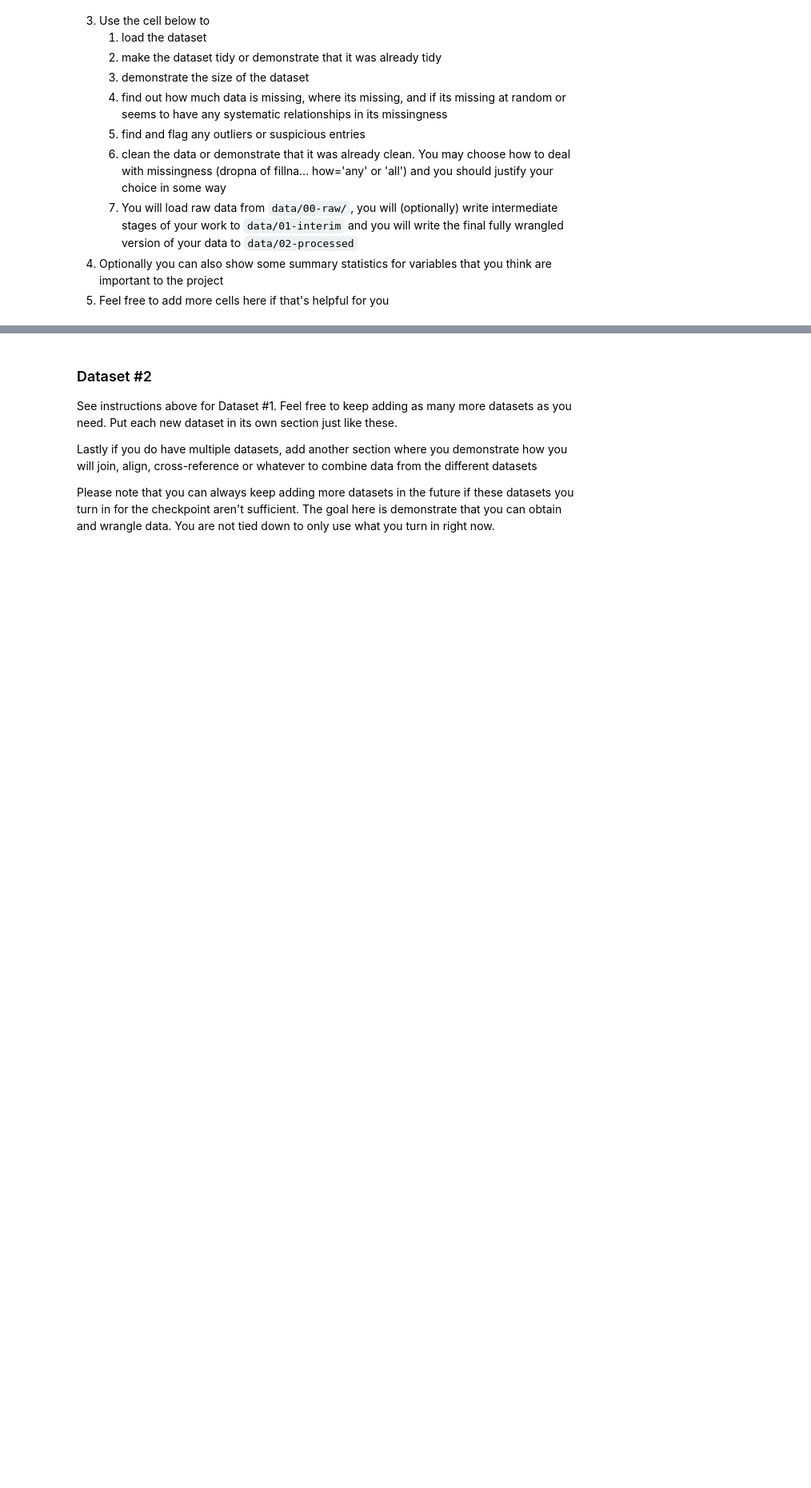
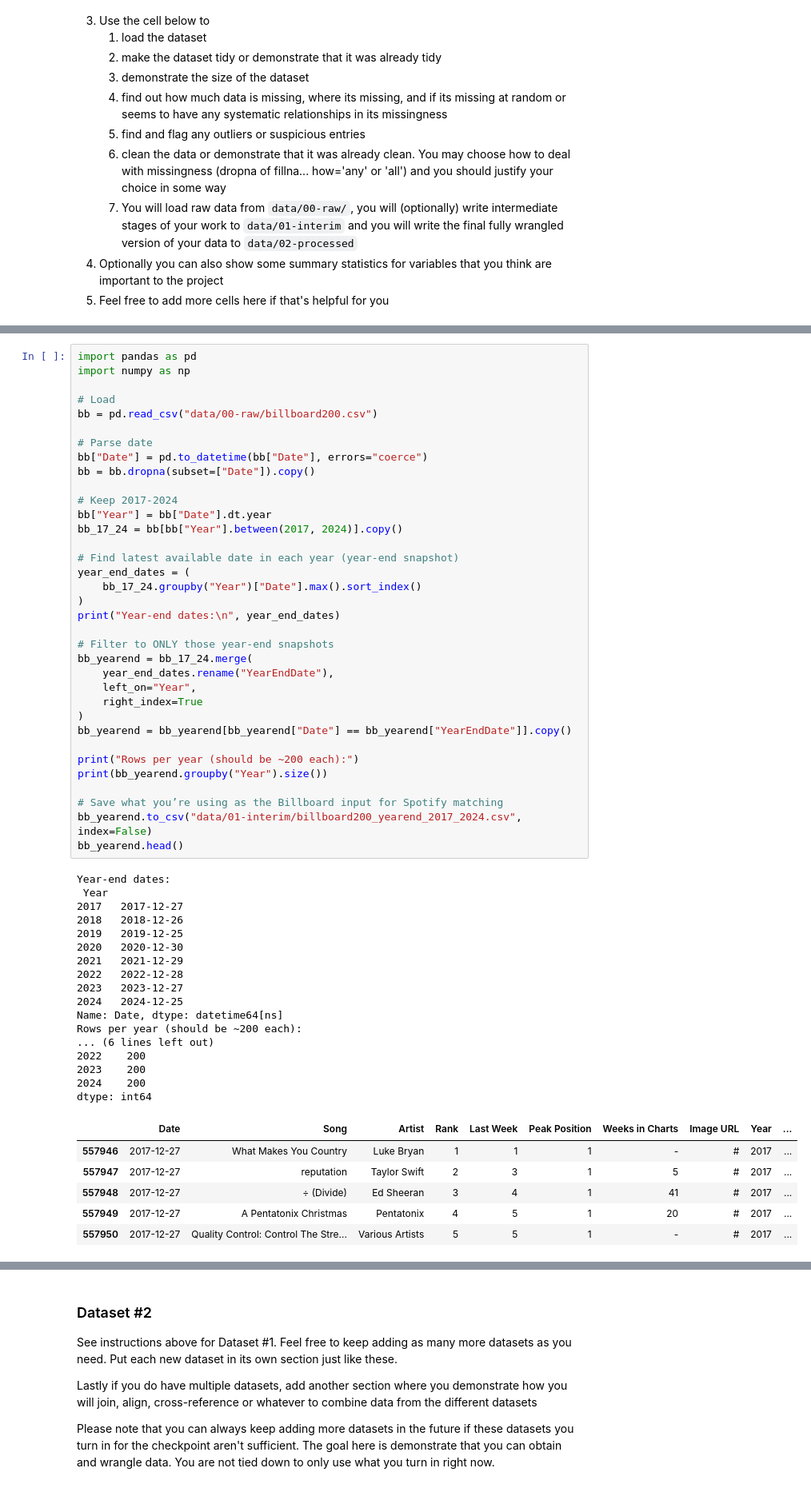
Before and after one commit to COGS108/Group081_WI26, a Jupyter notebook: 01-DataCheckpoint.ipynb, the cells around one changed output, grey strips where cells are left out. Shown at 80% size. Drawn from its saved outputs; the diff is of its cells as text; blank space fills up the shorter version.

```diff
--- a/01-DataCheckpoint.ipynb
+++ b/01-DataCheckpoint.ipynb
@@ -392,0 +174,59 @@ SpotifyException: http status: 403, code: -1 - https://api.spotify.com/v1/playli
+# %%
+import pandas as pd
+import numpy as np
+
+# Load
+bb = pd.read_csv("data/00-raw/billboard200.csv")
+
+# Parse date
+bb["Date"] = pd.to_datetime(bb["Date"], errors="coerce")
+bb = bb.dropna(subset=["Date"]).copy()
+
+# Keep 2017-2024
+bb["Year"] = bb["Date"].dt.year
+bb_17_24 = bb[bb["Year"].between(2017, 2024)].copy()
+
+# Find latest available date in each year (year-end snapshot)
+year_end_dates = (
+    bb_17_24.groupby("Year")["Date"].max().sort_index()
+)
+print("Year-end dates:\n", year_end_dates)
+
+# Filter to ONLY those year-end snapshots
+bb_yearend = bb_17_24.merge(
+    year_end_dates.rename("YearEndDate"),
+    left_on="Year",
+    right_index=True
+)
+bb_yearend = bb_yearend[bb_yearend["Date"] == bb_yearend["YearEndDate"]].copy()
+
+print("Rows per year (should be ~200 each):")
+print(bb_yearend.groupby("Year").size())
+
+# Save what you’re using as the Billboard input for Spotify matching
+bb_yearend.to_csv("data/01-interim/billboard200_yearend_2017_2024.csv", index=False)
+bb_yearend.head()
+# %% [output]
+Year-end dates:
+ Year
+2017   2017-12-27
+2018   2018-12-26
+2019   2019-12-25
+2020   2020-12-30
+2021   2021-12-29
+2022   2022-12-28
+2023   2023-12-27
+2024   2024-12-25
+Name: Date, dtype: datetime64[ns]
+Rows per year (should be ~200 each):
+... (6 lines left out)
+2022    200
+2023    200
+2024    200
+dtype: int64
+|  | Date | Song | Artist | Rank | Last Week | Peak Position | Weeks in Charts | Image URL | Year | ... |
+| 557946 | 2017-12-27 | What Makes You Country | Luke Bryan | 1 | 1 | 1 | - | # | 2017 | ... |
+| 557947 | 2017-12-27 | reputation | Taylor Swift | 2 | 3 | 1 | 5 | # | 2017 | ... |
+| 557948 | 2017-12-27 | ÷ (Divide) | Ed Sheeran | 3 | 4 | 1 | 41 | # | 2017 | ... |
+| 557949 | 2017-12-27 | A Pentatonix Christmas | Pentatonix | 4 | 5 | 1 | 20 | # | 2017 | ... |
+| 557950 | 2017-12-27 | Quality Control: Control The Stre... | Various Artists | 5 | 5 | 1 | - | # | 2017 | ... |
```
Also changed, not shown: parts of 4 cells of this notebook.
